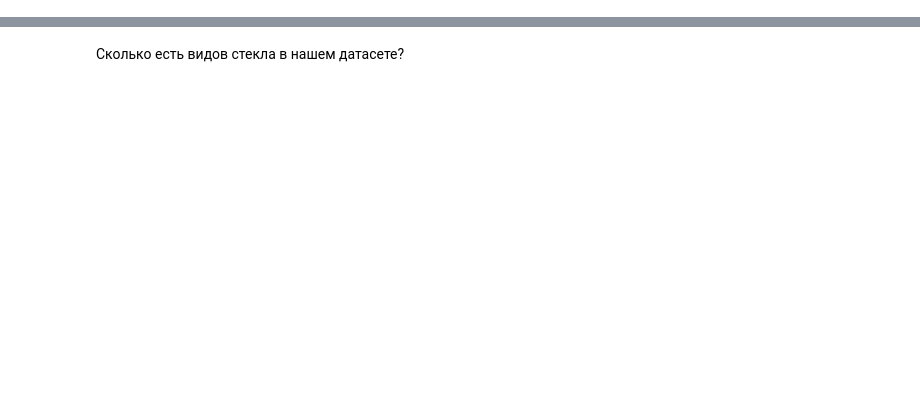
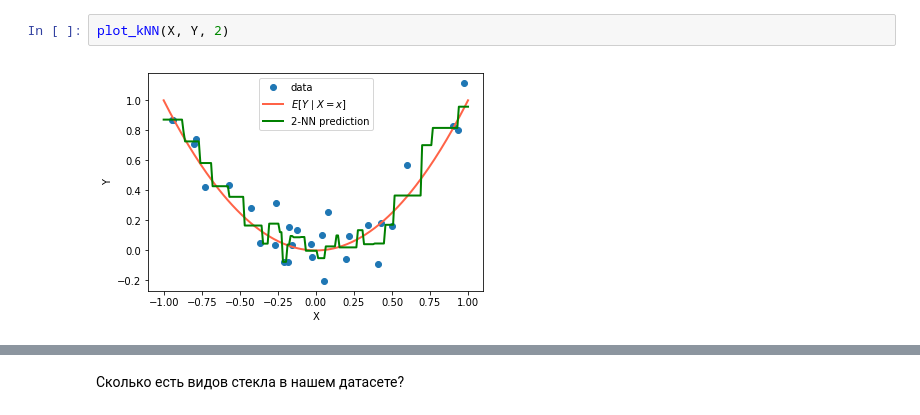
Before and after one commit to ischurov/math-ml-hse-2018, a Jupyter notebook: sem03_knn/sem03_knn.ipynb, the cells around one changed output, grey strips where cells are left out. Drawn from its saved outputs; the diff is of its cells as text; blank space fills up the shorter version.

```diff
--- a/sem03_knn/sem03_knn.ipynb
+++ b/sem03_knn/sem03_knn.ipynb
@@ -58,0 +179,4 @@ KNN входит в число **supervised** алгоритмов или алг
+# %%
+plot_kNN(X, Y, 2)
+# %% [output]
+[figure, added]
```
Also changed, not shown: parts of 79 cells of this notebook.
